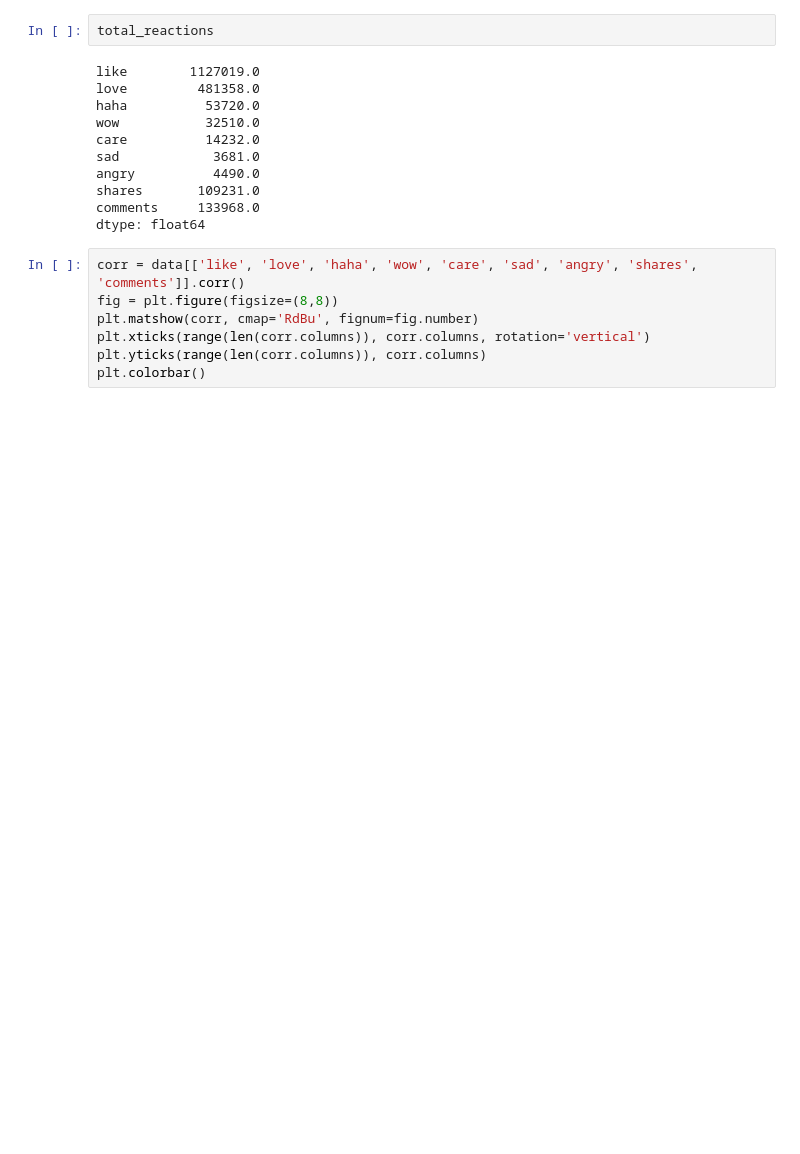
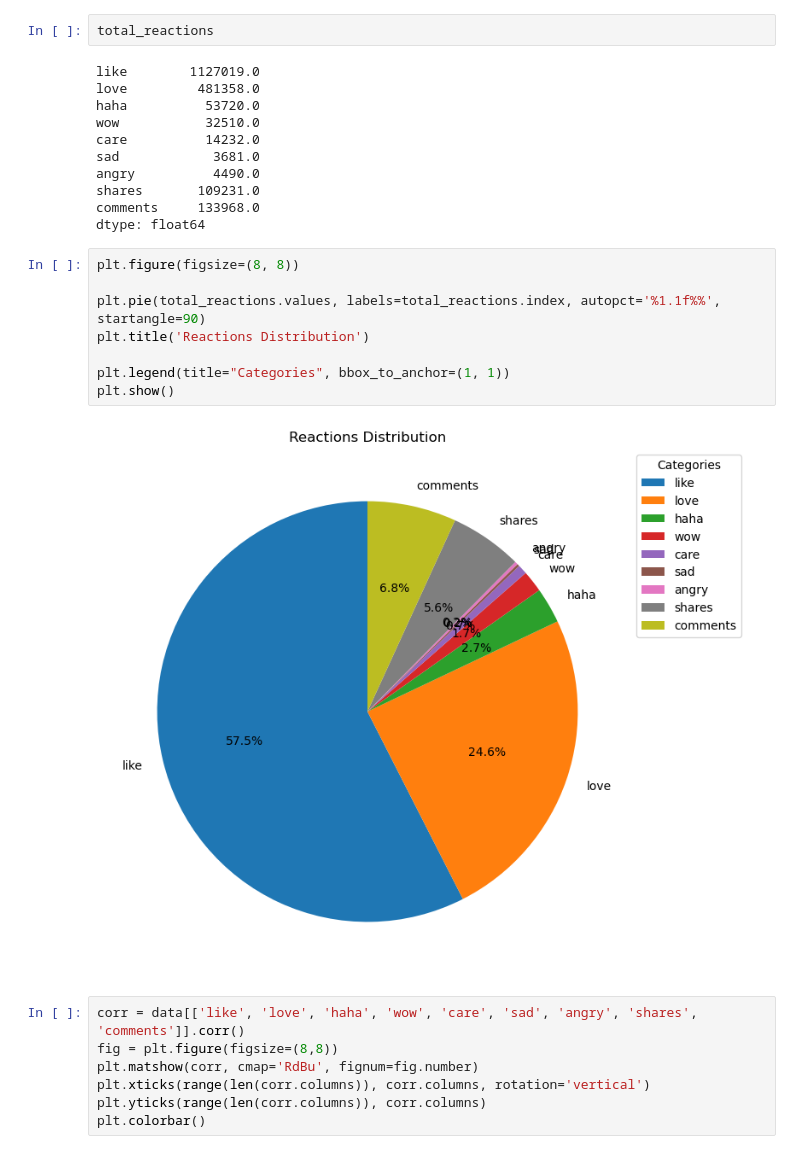
Before and after one commit to NguyenXuanHiep1709/Final-Project, a Jupyter notebook: Analyze_Data.ipynb, the cells around one changed output. Saved outputs shown, nothing was run; the diff lists cells and outputs as text; blank space fills up the shorter version.

```diff
--- a/Analyze_Data.ipynb
+++ b/Analyze_Data.ipynb
@@ -332,6 +326,16 @@ angry          4490.0
 shares       109231.0
 comments     133968.0
 dtype: float64
+# %%
+plt.figure(figsize=(8, 8))
+
+plt.pie(total_reactions.values, labels=total_reactions.index, autopct='%1.1f%%', startangle=90)
+plt.title('Reactions Distribution')
+
+plt.legend(title="Categories", bbox_to_anchor=(1, 1))
+plt.show()
+# %% [output]
+[figure, added]
 # %%
 corr = data[['like', 'love', 'haha', 'wow', 'care', 'sad', 'angry', 'shares', 'comments']].corr()
 fig = plt.figure(figsize=(8,8))
```
Also changed, not shown: parts of 6 cells of this notebook.
